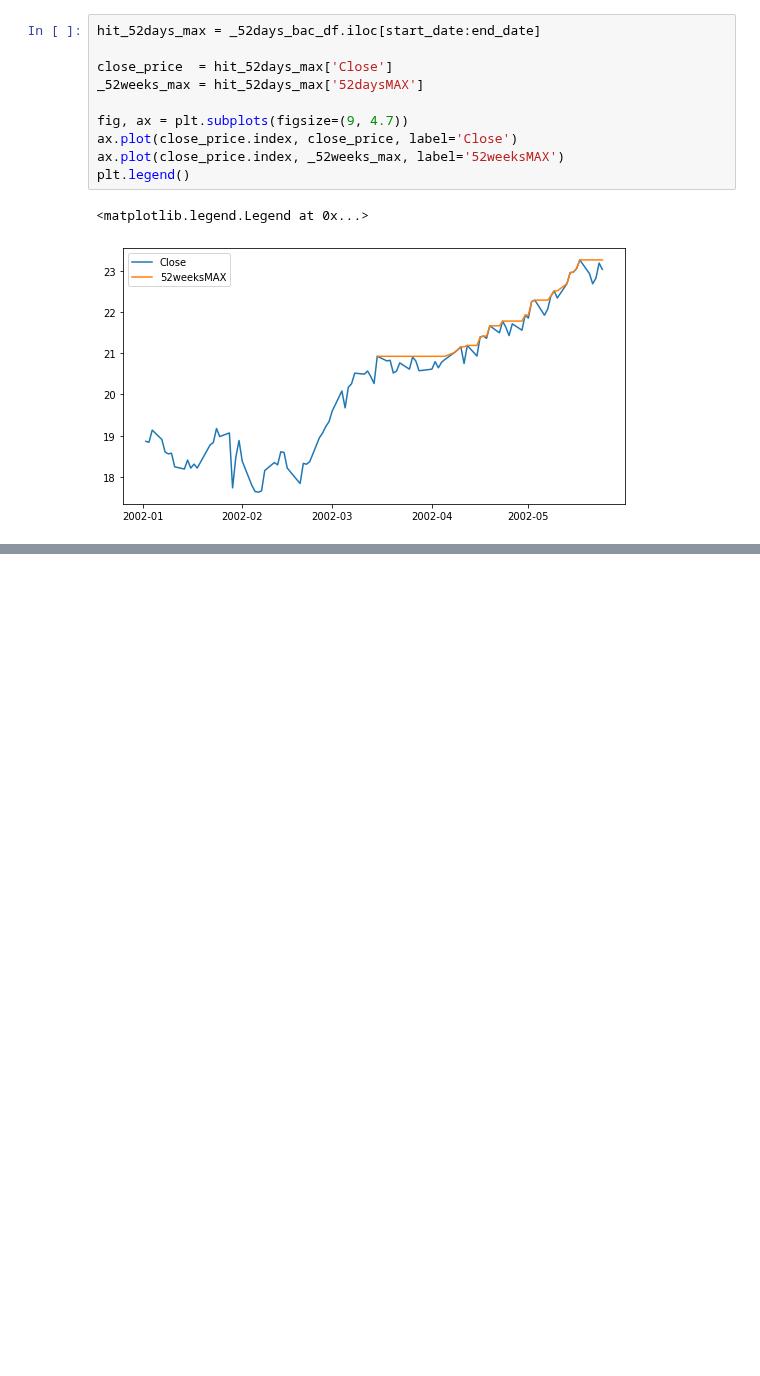
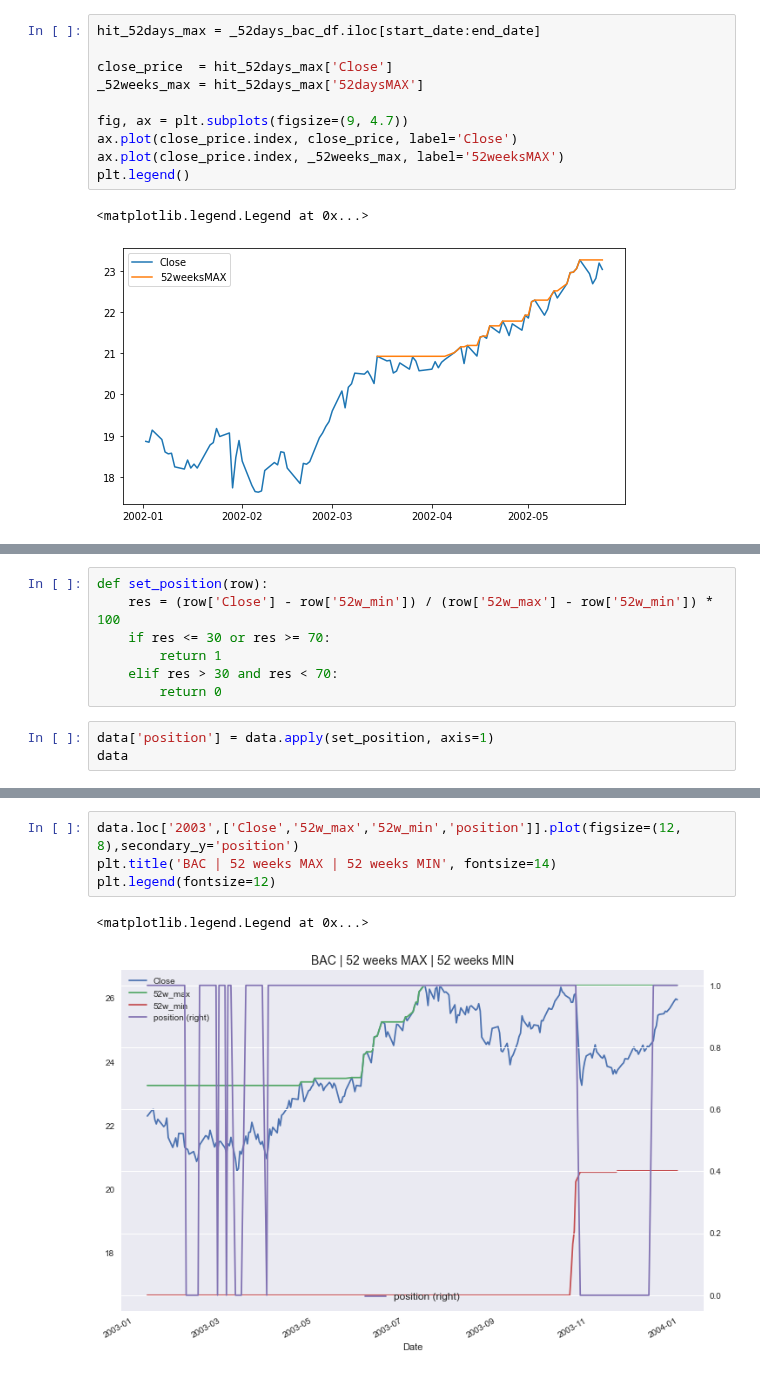
Before and after one commit to fadeeva/stock_market_research, a Jupyter notebook: classic/52_weeks/52weeks.ipynb, the cells around one changed output, grey strips where cells are left out. Cells and saved outputs as stored; diff of their text form; blank space fills up the shorter version.

```diff
--- a/classic/52_weeks/52weeks.ipynb
+++ b/classic/52_weeks/52weeks.ipynb
@@ -307,0 +391,10 @@ plt.legend()
+# %%
+def set_position(row):
+    res = (row['Close'] - row['52w_min']) / (row['52w_max'] - row['52w_min']) * 100
+    if res <= 30 or res >= 70:
+        return 1
+    elif res > 30 and res < 70:
+        return 0
+# %%
+data['position'] = data.apply(set_position, axis=1)
+data
@@ -307,0 +416,7 @@ plt.legend()
+# %%
+data.loc['2003',['Close','52w_max','52w_min','position']].plot(figsize=(12, 8),secondary_y='position')
+plt.title('BAC | 52 weeks MAX | 52 weeks MIN', fontsize=14)
+plt.legend(fontsize=12)
+# %% [output]
+<matplotlib.legend.Legend at 0x...>
+[figure, added]
```
Also changed, not shown: parts of 16 cells of this notebook, 1 other file.
